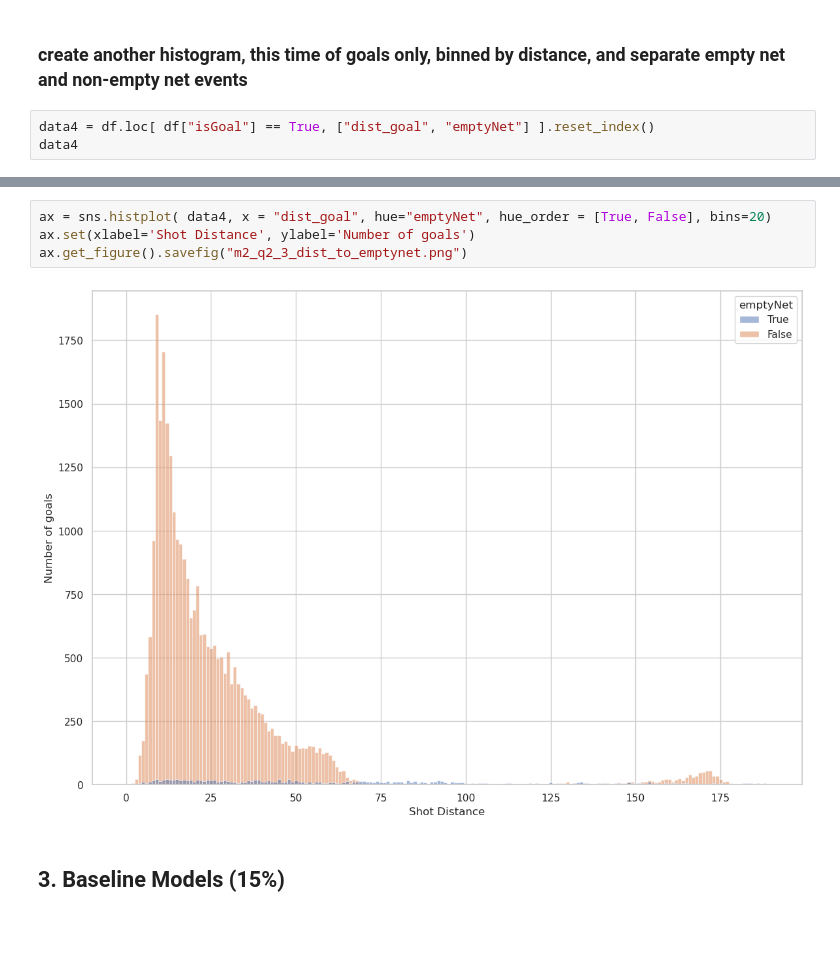
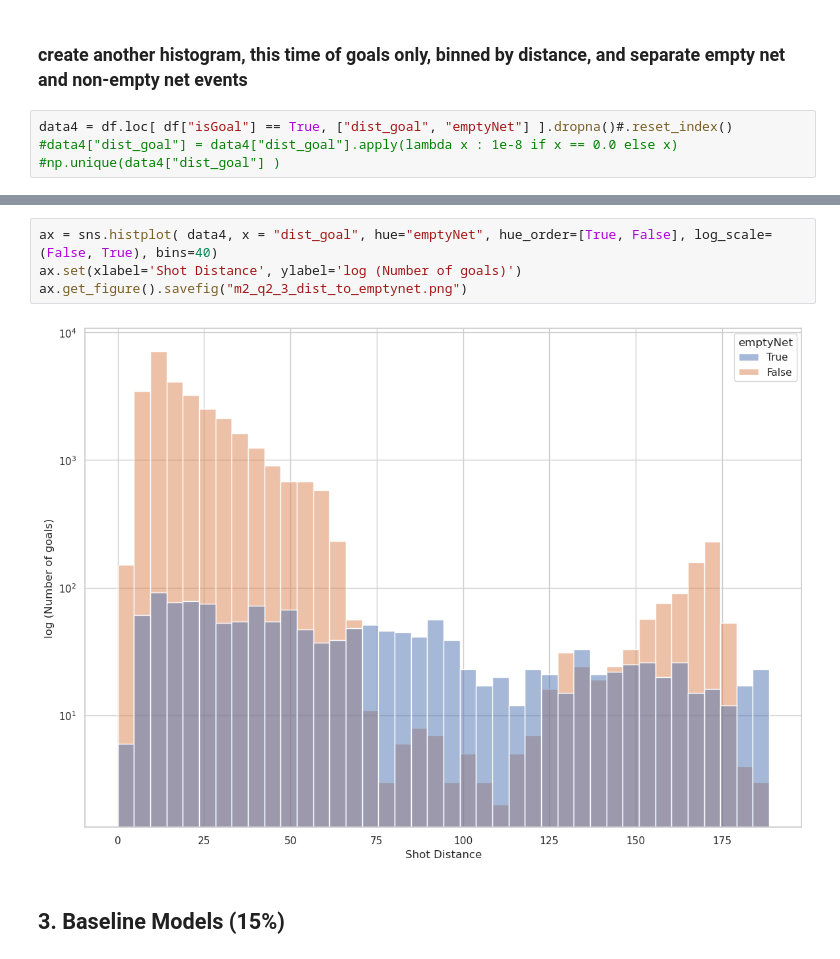
Before and after one commit to Jawing/ift6758-project-template-main, a Jupyter notebook: milestone2.ipynb, the cells around one changed output, grey strips where cells are left out. Saved outputs shown, nothing was run; the diff lists cells and outputs as text; blank space fills up the shorter version.

```diff
--- a/milestone2.ipynb
+++ b/milestone2.ipynb
@@ -276,5 +276,6 @@ ax.get_figure().savefig("m2_q2_2_shot_angle_goal_ratio.png")
 # %% [markdown]
 ### create another histogram, this time of goals only, binned by distance, and separate empty net and non-empty net events
 # %%
-data4 = df.loc[ df["isGoal"] == True, ["dist_goal", "emptyNet"] ].reset_index()
-data4
+data4 = df.loc[ df["isGoal"] == True, ["dist_goal", "emptyNet"] ].dropna()#.reset_index()
+#data4["dist_goal"] = data4["dist_goal"].apply(lambda x : 1e-8 if x == 0.0 else x)
+#np.unique(data4["dist_goal"] )
@@ -295,9 +302,9 @@ data4
 # %%
-ax = sns.histplot( data4, x = "dist_goal", hue="emptyNet", hue_order = [True, False], bins=20)
-ax.set(xlabel='Shot Distance', ylabel='Number of goals')
+ax = sns.histplot( data4, x = "dist_goal", hue="emptyNet", hue_order=[True, False], log_scale=(False, True), bins=40)
+ax.set(xlabel='Shot Distance', ylabel='log (Number of goals)')
 ax.get_figure().savefig("m2_q2_3_dist_to_emptynet.png")
 # %% [output]
-[figure, old version]
+[figure, new version]
 # %% [markdown]
 ## 3. Baseline Models (15%)
 # %%
```
Also changed, not shown: parts of 2 cells of this notebook, 1 other file.
